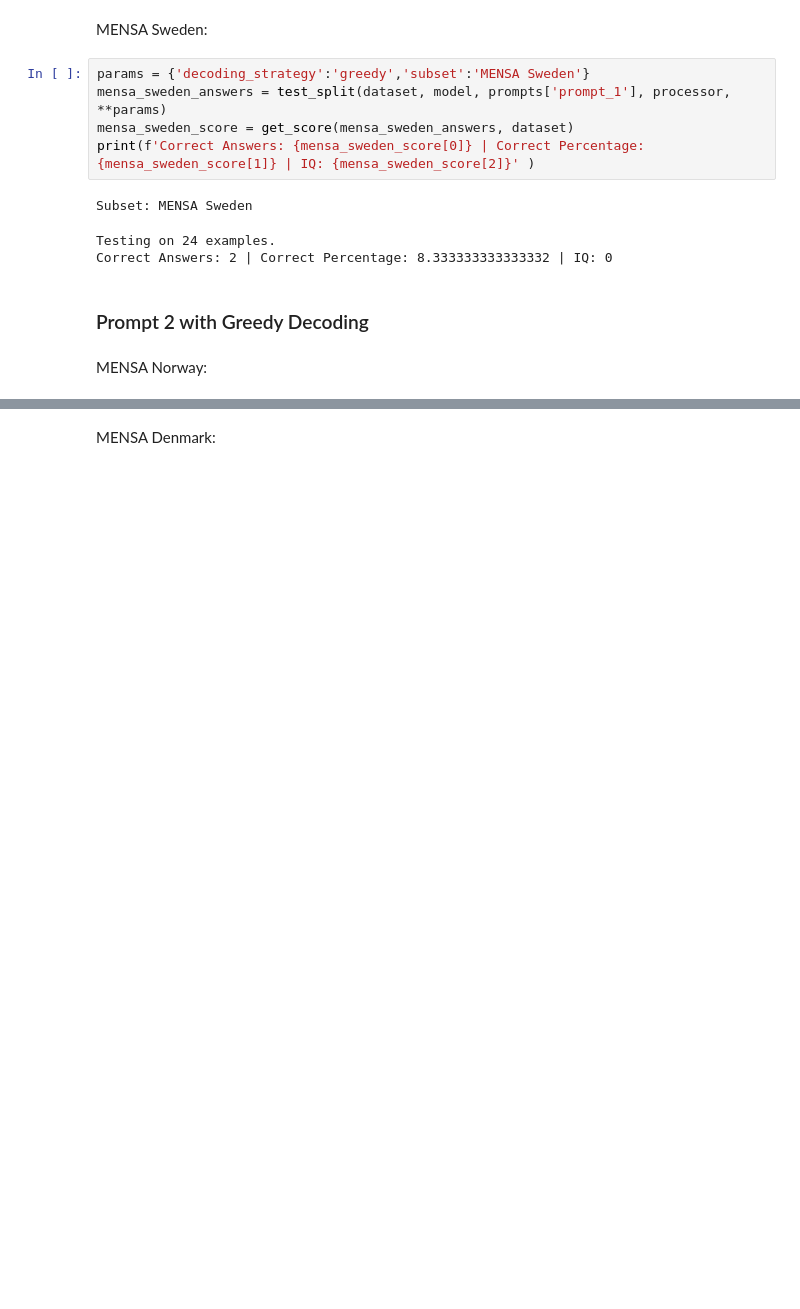
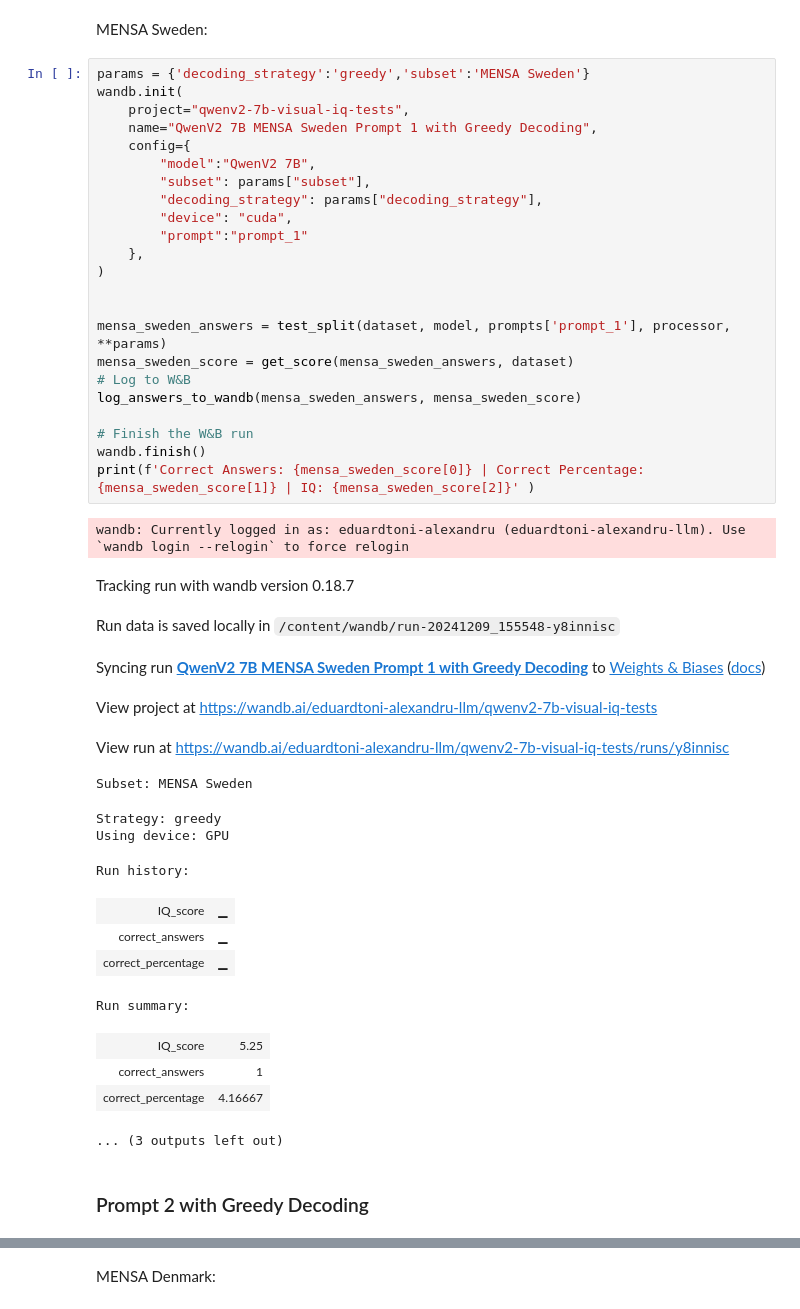
Before and after one commit to eduardalexandrut/llm-iq-test, a Jupyter notebook: LLM_visual_iq_test.ipynb, the cells around one changed output, grey strips where cells are left out. Drawn from its saved outputs; the diff is of its cells as text; blank space fills up the shorter version.

```diff
--- a/LLM_visual_iq_test.ipynb
+++ b/LLM_visual_iq_test.ipynb
@@ -1725,14 +1797,45 @@ Correct Answers: 8 | Correct Percentage: 20.51282051282051 | IQ: 0
 MENSA Sweden:
 # %%
 params = {'decoding_strategy':'greedy','subset':'MENSA Sweden'}
+wandb.init(
+    project="qwenv2-7b-visual-iq-tests",
+    name="QwenV2 7B MENSA Sweden Prompt 1 with Greedy Decoding",
+    config={
+        "model":"QwenV2 7B",
+        "subset": params["subset"],
+        "decoding_strategy": params["decoding_strategy"],
+        "device": "cuda",
+        "prompt":"prompt_1"
+    },
+)
+
+
 mensa_sweden_answers = test_split(dataset, model, prompts['prompt_1'], processor, **params)
 mensa_sweden_score = get_score(mensa_sweden_answers, dataset)
+# Log to W&B
+log_answers_to_wandb(mensa_sweden_answers, mensa_sweden_score)
+
+# Finish the W&B run
+wandb.finish()
 print(f'Correct Answers: {mensa_sweden_score[0]} | Correct Percentage: {mensa_sweden_score[1]} | IQ: {mensa_sweden_score[2]}' )
 # %% [output]
-Subset: MENSA Sweden
+wandb: Currently logged in as: eduardtoni-alexandru (eduardtoni-alexandru-llm). Use `wandb login --relogin` to force relogin
+Tracking run with wandb version 0.18.7
+Run data is saved locally in /content/wandb/run-20241209_155548-y8innisc
+Syncing run QwenV2 7B MENSA Sweden Prompt 1 with Greedy Decoding to Weights & Biases (docs)
+View project at https://wandb.ai/eduardtoni-alexandru-llm/qwenv2-7b-visual-iq-tests
+View run at https://wandb.ai/eduardtoni-alexandru-llm/qwenv2-7b-visual-iq-tests/runs/y8innisc
-Testing on 24 examples.
-Correct Answers: 2 | Correct Percentage: 8.333333333333332 | IQ: 0
+Subset: MENSA Sweden
+Strategy: greedy
+Using device: GPU
+Run history:
+| IQ_score | ▁ |
+| correct_answers | ▁ |
+| correct_percentage | ▁ |
+Run summary:
+| IQ_score | 5.25 |
+| correct_answers | 1 |
+| correct_percentage | 4.16667 |
+... (3 outputs left out)
 # %% [markdown]
 ### Prompt 2 with Greedy Decoding
-# %% [markdown]
-MENSA Norway:
```
Also changed, not shown: parts of 31 cells of this notebook.
